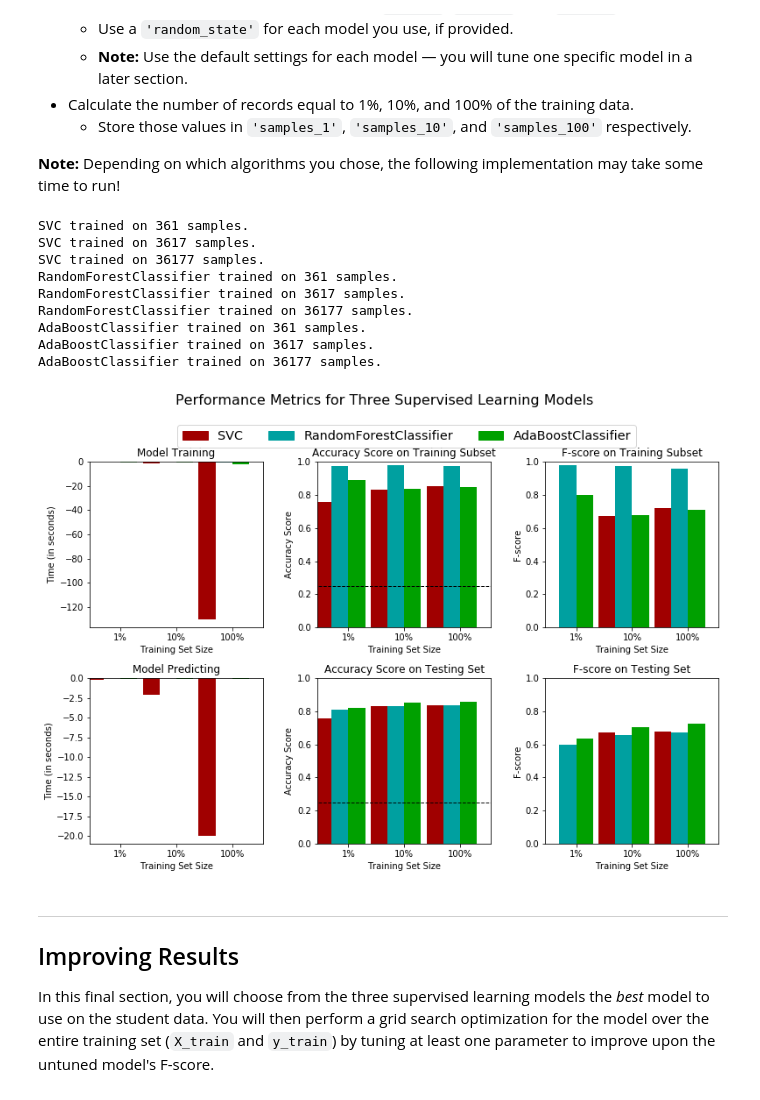
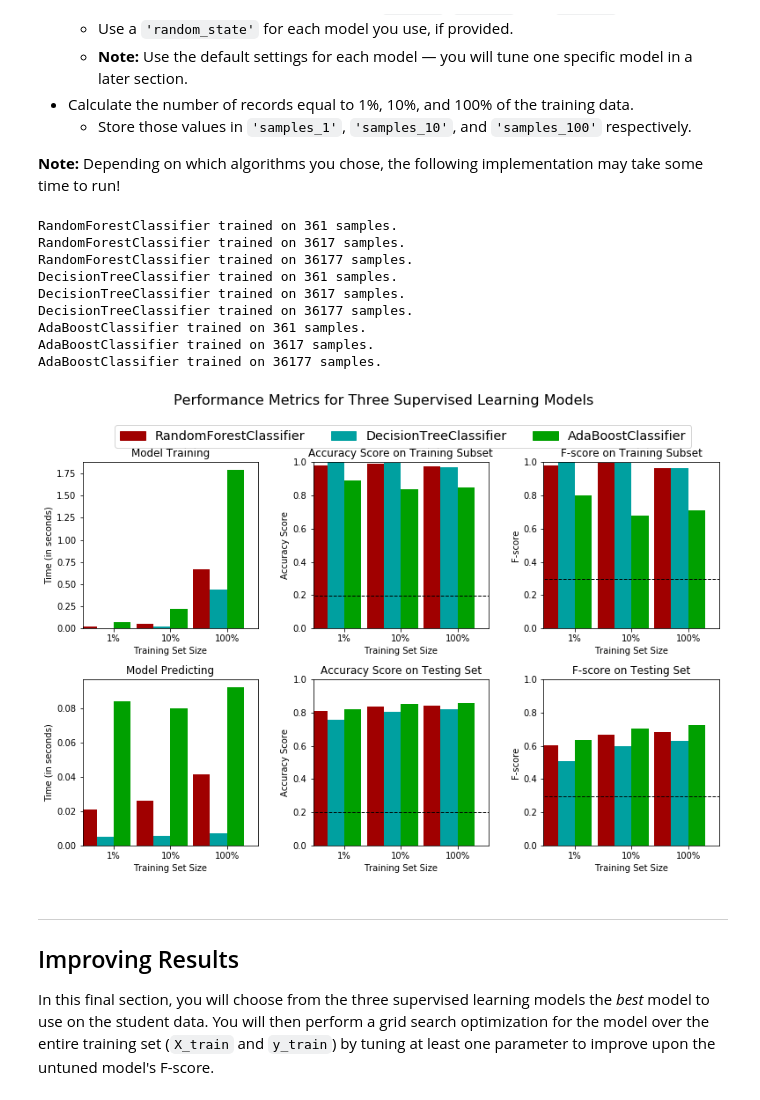
Before and after one commit to wang-zhe/Udacity-Review-Statistics, a Jupyter notebook: finding_donors.ipynb, the cells around one changed output. Cells and saved outputs as stored; diff of their text form; code cells hidden in the pictures.

```diff
--- a/finding_donors.ipynb
+++ b/finding_donors.ipynb
@@ -165,15 +178,14 @@ Additionally, as with the non-numeric features, we need to convert the non-numer
 # TODO: One-hot encode the 'features_log_minmax_transform' data using pandas.get_dummies()
 features_final = pd.get_dummies(features_log_minmax_transform)
 
-
 # TODO: Encode the 'income_raw' data to numerical values
-income = income = income_raw.apply(lambda x: 1 if x == '>50K' else 0)
+income = income_raw.replace([">50K","<=50K"],[1,0])
 
 # Print the number of features after one-hot encoding
 encoded = list(features_final.columns)
 print("{} total features after one-hot encoding.".format(len(encoded)))
 
 # Uncomment the following line to see the encoded feature names
-print(encoded)
+# print encoded
 # %% [output]
 103 total features after one-hot encoding.
@@ -391,11 +372,11 @@ def train_predict(learner, sample_size, X_train, y_train, X_test, y_test):
 
     # TODO: Fit the learner to the training data using slicing with 'sample_size' using .fit(training_features[:], training_labels[:])
     start = time() # Get start time
-    learner.fit(X_train[:sample_size], y_train[:sample_size])
+    learner = learner.fit(X_train[:sample_size], y_train[:sample_size])
     end = time() # Get end time
 
     # TODO: Calculate the training time
-    results['train_time'] = start - end
+    results['train_time'] = end - start
 
     # TODO: Get the predictions on the test set(X_test),
     #       then get predictions on the first 300 training samples(X_train) using .predict()
@@ -405,7 +386,7 @@ def train_predict(learner, sample_size, X_train, y_train, X_test, y_test):
     end = time() # Get end time
 
     # TODO: Calculate the total prediction time
-    results['pred_time'] = start - end
+    results['pred_time'] = end - start
 
     # TODO: Compute accuracy on the first 300 training samples which is y_train[:300]
     results['acc_train'] = accuracy_score(y_train[:300], predictions_train)
@@ -414,10 +395,10 @@ def train_predict(learner, sample_size, X_train, y_train, X_test, y_test):
     results['acc_test'] = accuracy_score(y_test, predictions_test)
 
     # TODO: Compute F-score on the the first 300 training samples using fbeta_score()
-    results['f_train'] = fbeta_score(y_train[:300], predictions_train, beta=0.5)
+    results['f_train'] = fbeta_score(y_train[:300], predictions_train,beta=0.5)
 
     # TODO: Compute F-score on the test set which is y_test
-    results['f_test'] = fbeta_score(y_test, predictions_test, beta=.5)
+    results['f_test'] = fbeta_score(y_test, predictions_test,beta=0.5)
 
     # Success
     print("{} trained on {} samples.".format(learner.__class__.__name__, sample_size))
@@ -437,53 +418,46 @@ In the code cell, you will need to implement the following:
 **Note:** Depending on which algorithms you chose, the following implementation may take some time to run!
 # %%
 # TODO: Import the three supervised learning models from sklearn
-from sklearn.naive_bayes import GaussianNB
-from sklearn.ensemble import AdaBoostClassifier
 from sklearn.tree import DecisionTreeClassifier
 from sklearn.ensemble import RandomForestClassifier
-from sklearn.svm import SVC
-from sklearn.linear_model import LogisticRegression
-from sklearn.linear_model import SGDClassifier
-from sklearn.ensemble import BaggingClassifier
-from sklearn.ensemble import GradientBoostingClassifier
+from sklearn.ensemble import AdaBoostClassifier
 
-#
+
 # TODO: Initialize the three models
-clf_A = SVC(random_state = 50)
-clf_B = RandomForestClassifier(random_state = 50)
-clf_C = AdaBoostClassifier(random_state = 50)
-
+clf_A = RandomForestClassifier(random_state = 42)
+clf_B = DecisionTreeClassifier(random_state = 42)
+clf_C = AdaBoostClassifier(random_state = 42)
 
 # TODO: Calculate the number of samples for 1%, 10%, and 100% of the training data
 # HINT: samples_100 is the entire training set i.e. len(y_train)
 # HINT: samples_10 is 10% of samples_100 (ensure to set the count of the values to be `int` and not `float`)
 # HINT: samples_1 is 1% of samples_100 (ensure to set the count of the values to be `int` and not `float`)
-samples_100 = y_train.shape[0]
-samples_10 = int(samples_100 * 0.10)
-samples_1 = int(samples_100 * 0.01)
+samples_100 = int(len(y_train))
+samples_10 = int(.1*samples_100)
+samples_1 = int(.01*samples_100)
 
 # Collect results on the learners
 results = {}
 for clf in [clf_A, clf_B, clf_C]:
     clf_name = clf.__class__.__name__
     results[clf_name] = {}
     for i, samples in enumerate([samples_1, samples_10, samples_100]):
         results[clf_name][i] = \
         train_predict(clf, samples, X_train, y_train, X_test, y_test)
 
 # Run metrics visualization for the three supervised learning models chosen
 vs.evaluate(results, accuracy, fscore)
 # %% [output]
-SVC trained on 361 samples.
-SVC trained on 3617 samples.
-SVC trained on 36177 samples.
 RandomForestClassifier trained on 361 samples.
 RandomForestClassifier trained on 3617 samples.
 RandomForestClassifier trained on 36177 samples.
+DecisionTreeClassifier trained on 361 samples.
+DecisionTreeClassifier trained on 3617 samples.
+DecisionTreeClassifier trained on 36177 samples.
 AdaBoostClassifier trained on 361 samples.
 AdaBoostClassifier trained on 3617 samples.
 AdaBoostClassifier trained on 36177 samples.
-[figure, old version]
+[figure, new version]
 # %% [markdown]
 ----
 ## Improving Results
```
Also changed, not shown: parts of 23 cells of this notebook.
